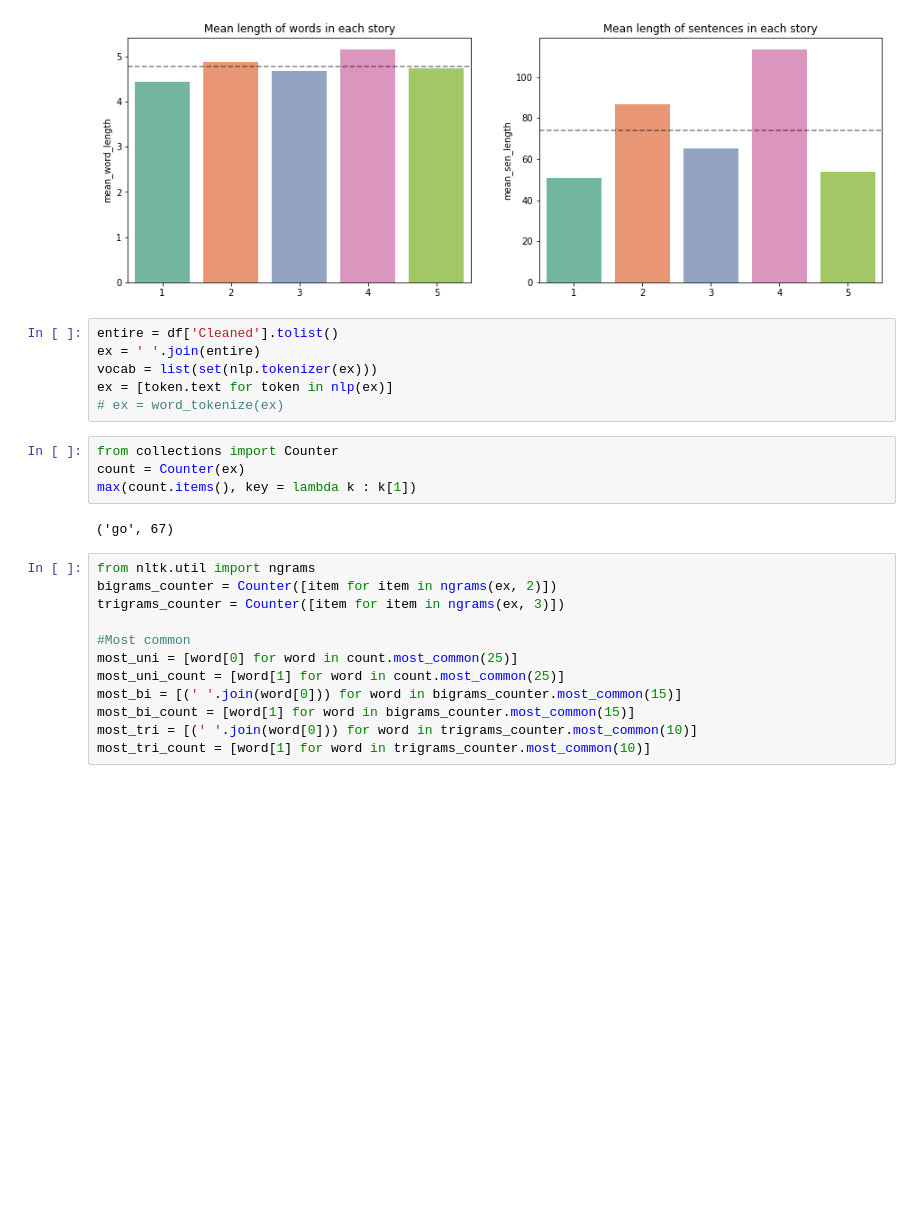
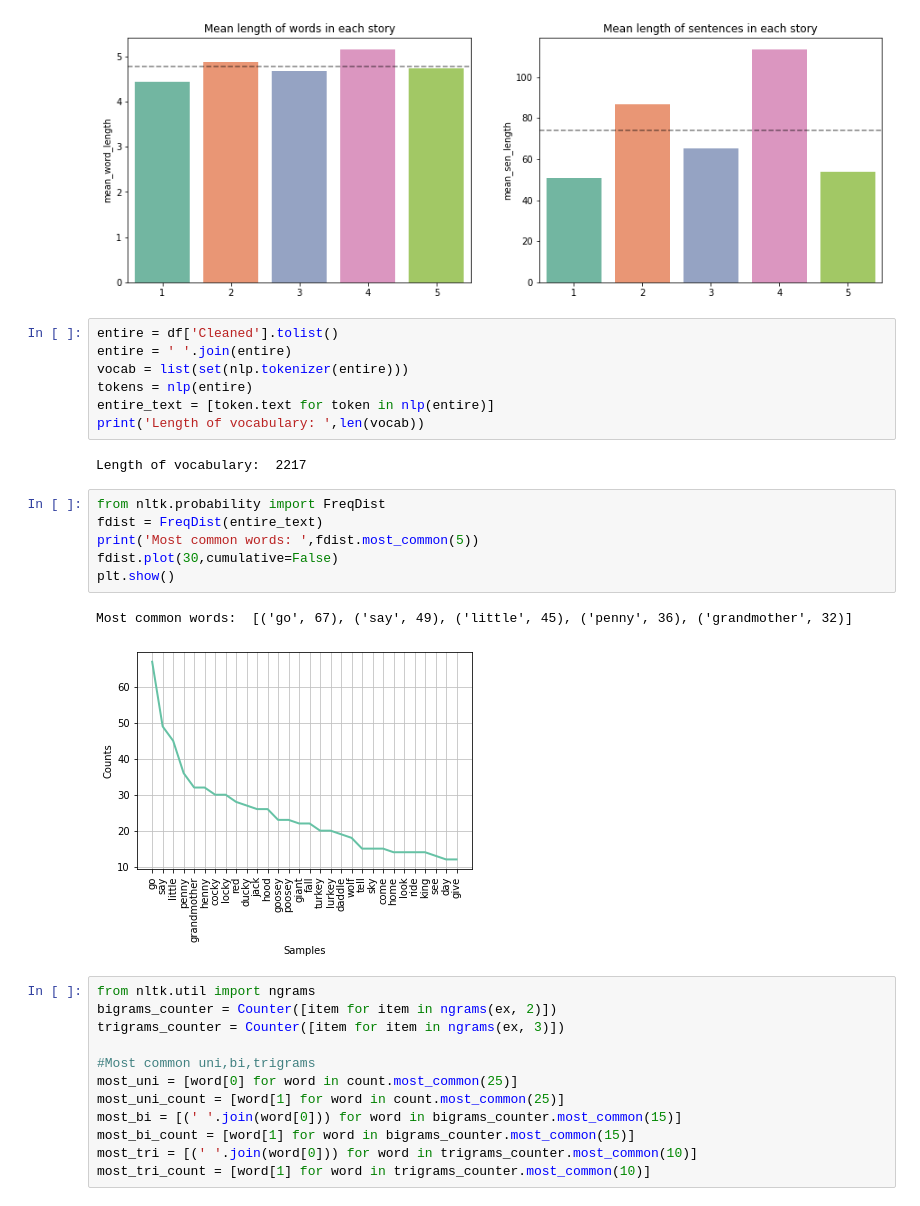
Before and after one commit to ishikaa25/LSTMs, a Jupyter notebook: Analysis.ipynb, the cells around one changed output. Saved outputs shown, nothing was run; the diff lists cells and outputs as text; blank space fills up the shorter version.

```diff
--- a/Analysis.ipynb
+++ b/Analysis.ipynb
@@ -47,22 +47,28 @@ plt.show()
 [figure]
 # %%
 entire = df['Cleaned'].tolist()
-ex = ' '.join(entire)
-vocab = list(set(nlp.tokenizer(ex)))
-ex = [token.text for token in nlp(ex)]
-# ex = word_tokenize(ex)
+entire = ' '.join(entire)
+vocab = list(set(nlp.tokenizer(entire)))
+tokens = nlp(entire)
+entire_text = [token.text for token in nlp(entire)]
+print('Length of vocabulary: ',len(vocab))
+# %% [output]
+Length of vocabulary:  2217
-# %%
-from collections import Counter
-count = Counter(ex)
-max(count.items(), key = lambda k : k[1])
-# %% [output]
-('go', 67)
+# %%
+from nltk.probability import FreqDist
+fdist = FreqDist(entire_text)
+print('Most common words: ',fdist.most_common(5))
+fdist.plot(30,cumulative=False)
+plt.show()
+# %% [output]
+Most common words:  [('go', 67), ('say', 49), ('little', 45), ('penny', 36), ('grandmother', 32)]
+[figure, added]
 # %%
 from nltk.util import ngrams
 bigrams_counter = Counter([item for item in ngrams(ex, 2)])
 trigrams_counter = Counter([item for item in ngrams(ex, 3)])
 
-#Most common
+#Most common uni,bi,trigrams
 most_uni = [word[0] for word in count.most_common(25)]
 most_uni_count = [word[1] for word in count.most_common(25)]
 most_bi = [(' '.join(word[0])) for word in bigrams_counter.most_common(15)]
```
Also changed, not shown: parts of 3 cells of this notebook.
